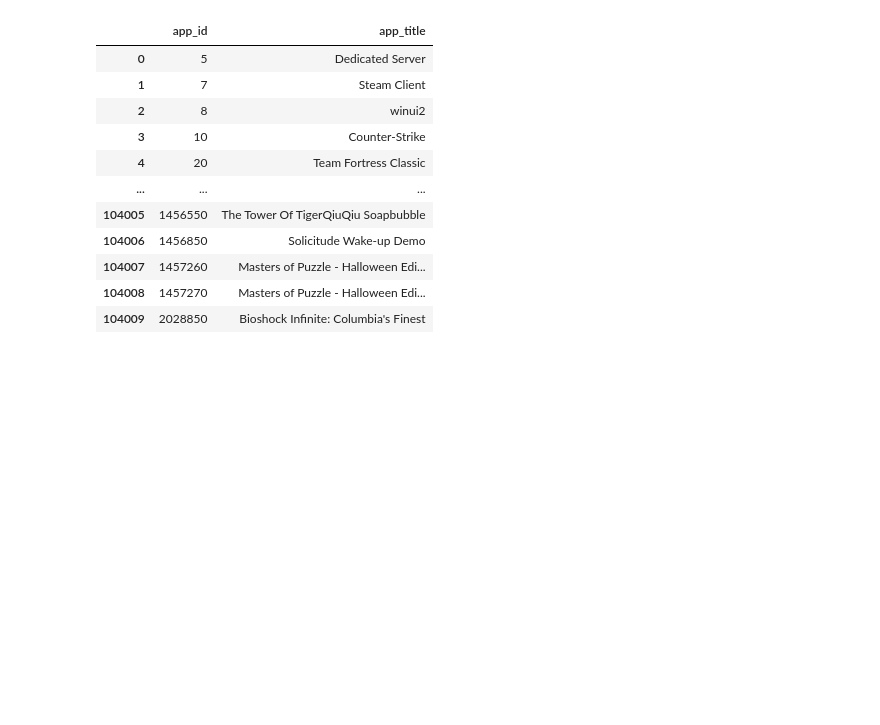
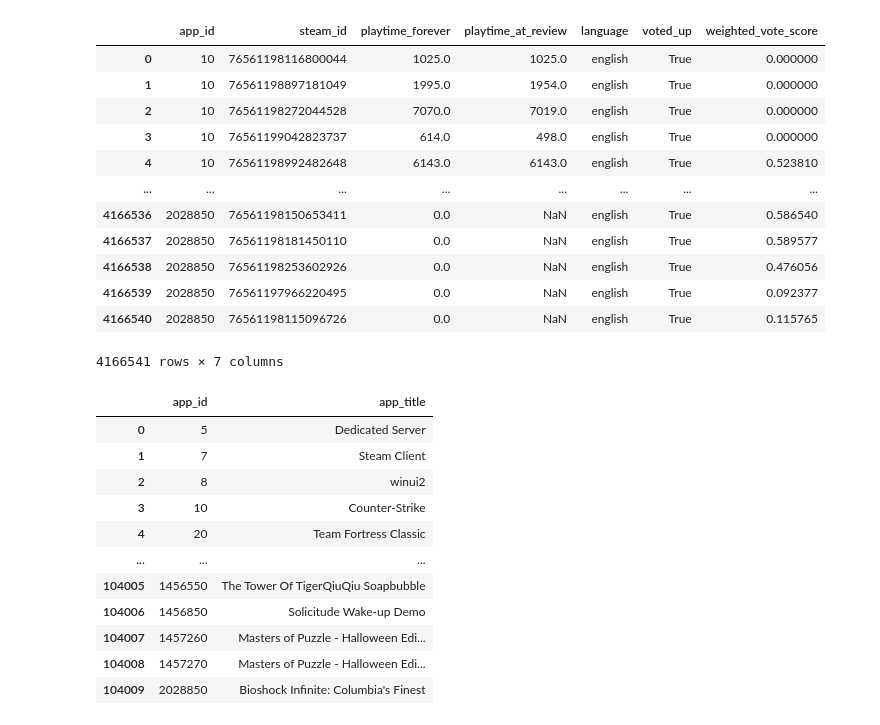
Before and after one commit to shreyaskshastry/Gameado, a Jupyter notebook: data_cleaning/data_cleaning.ipynb, the cells around one changed output. Cells and saved outputs as stored; diff of their text form; code cells hidden in the pictures; blank space fills up the shorter version.

```diff
--- a/data_cleaning/data_cleaning.ipynb
+++ b/data_cleaning/data_cleaning.ipynb
@@ -22,3 +40,21 @@ cleaned_user_reviews = None
+# %%
+x = user_reviews.drop( columns = [ "recommendation_id", "timestamp_created", "votes_up", "votes_funny", "comment_count", "num_games_owned", "num_reviews" ] )
+
+x
+# %% [output]
+|  | app_id | steam_id | playtime_forever | playtime_at_review | language | voted_up | weighted_vote_score |
+| 0 | 10 | 76561198116800044 | 1025.0 | 1025.0 | english | True | 0.000000 |
+| 1 | 10 | 76561198897181049 | 1995.0 | 1954.0 | english | True | 0.000000 |
+| 2 | 10 | 76561198272044528 | 7070.0 | 7019.0 | english | True | 0.000000 |
+| 3 | 10 | 76561199042823737 | 614.0 | 498.0 | english | True | 0.000000 |
+| 4 | 10 | 76561198992482648 | 6143.0 | 6143.0 | english | True | 0.523810 |
+| ... | ... | ... | ... | ... | ... | ... | ... |
+| 4166536 | 2028850 | 76561198150653411 | 0.0 | NaN | english | True | 0.586540 |
+| 4166537 | 2028850 | 76561198181450110 | 0.0 | NaN | english | True | 0.589577 |
+| 4166538 | 2028850 | 76561198253602926 | 0.0 | NaN | english | True | 0.476056 |
+| 4166539 | 2028850 | 76561197966220495 | 0.0 | NaN | english | True | 0.092377 |
+| 4166540 | 2028850 | 76561198115096726 | 0.0 | NaN | english | True | 0.115765 |
+4166541 rows × 7 columns
 # %%
 # Start cleaning
 
```
Also changed, not shown: parts of 1 cell of this notebook, 1 other file.
